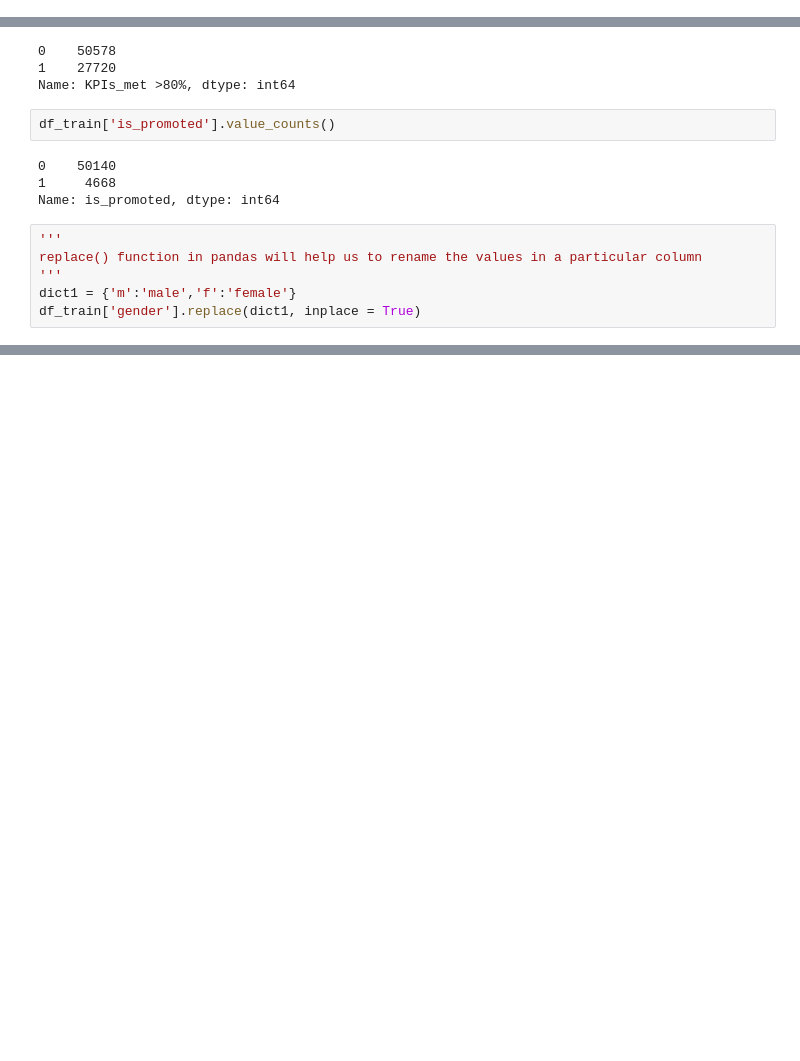
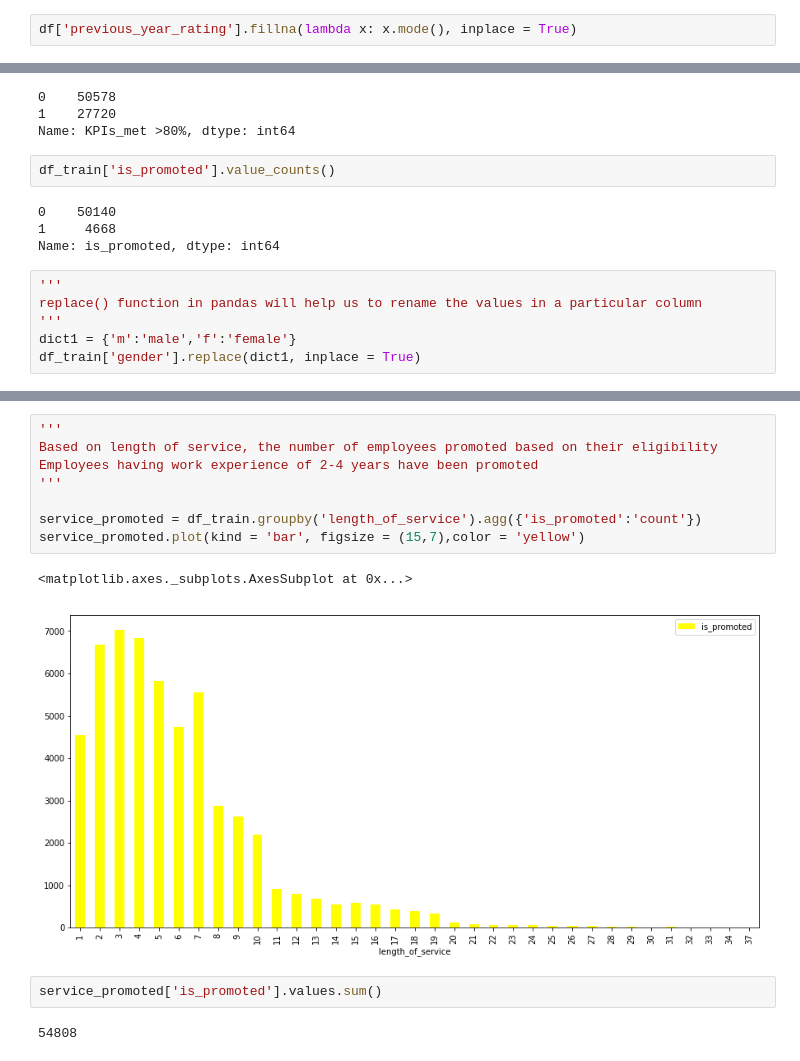
Before and after one commit to IITGuwahati-AI/Learning-Content, a Jupyter notebook: HR_analytics.ipynb, the cells around one changed output, grey strips where cells are left out. Saved outputs shown, nothing was run; the diff lists cells and outputs as text; blank space fills up the shorter version.

```diff
--- a/HR_analytics.ipynb
+++ b/HR_analytics.ipynb
@@ -60,3 +78,5 @@ memory usage: 9.0+ MB
+# %%
+df['previous_year_rating'].fillna(lambda x: x.mode(), inplace = True)
 # %%
 df.isna().sum()
 # %% [output]
@@ -153,0 +201,15 @@ pd.crosstab(df_train["is_promoted"],df_train["gender"],margins=True)
+# %%
+'''
+Based on length of service, the number of employees promoted based on their eligibility
+Employees having work experience of 2-4 years have been promoted
+'''
+
+service_promoted = df_train.groupby('length_of_service').agg({'is_promoted':'count'})
+service_promoted.plot(kind = 'bar', figsize = (15,7),color = 'yellow')
+# %% [output]
+<matplotlib.axes._subplots.AxesSubplot at 0x...>
+[figure, added]
+# %%
+service_promoted['is_promoted'].values.sum()
+# %% [output]
+54808
```
Also changed, not shown: parts of 17 cells of this notebook.
